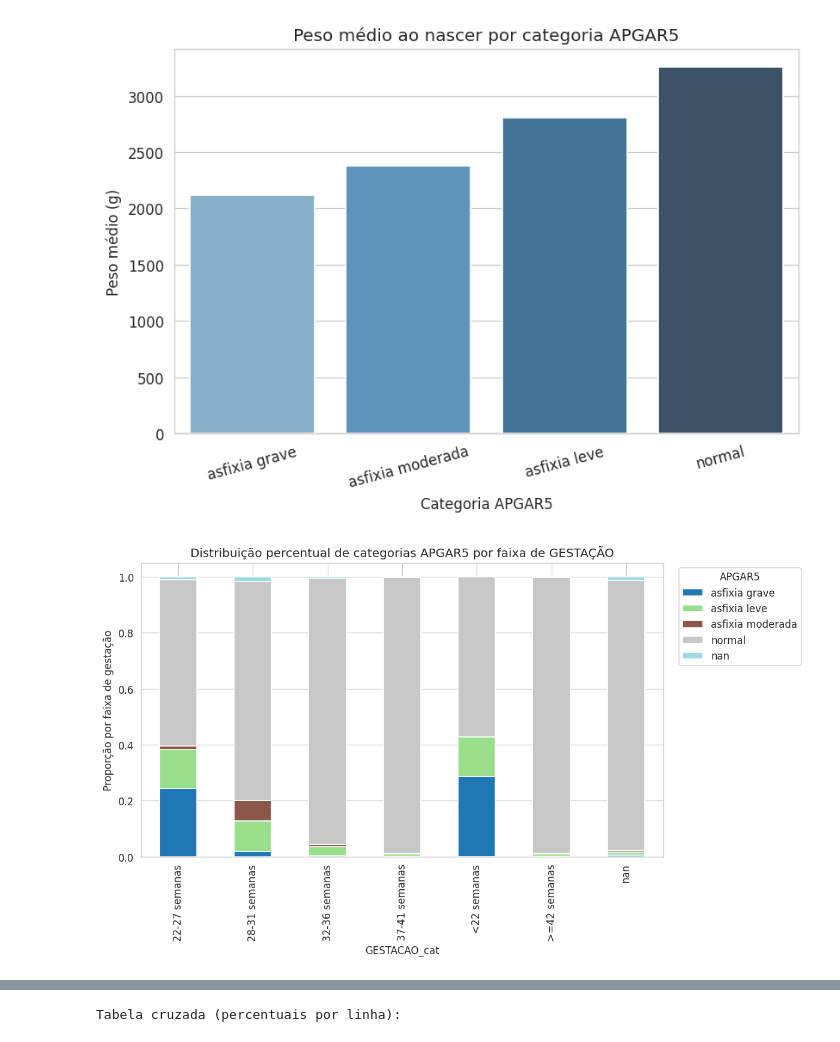
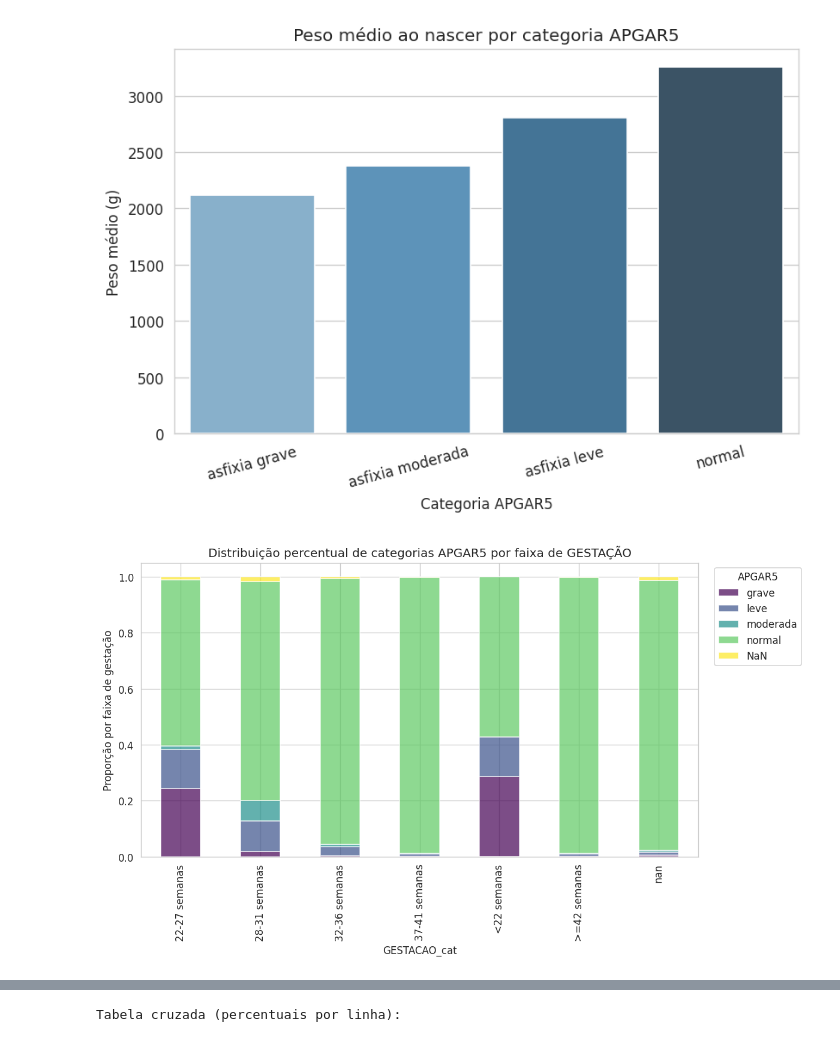
Before and after one commit to alevazcientista-dotcom/Ebac1, a Jupyter notebook: M6_Parte3.ipynb, the cells around one changed output, grey strips where cells are left out. Cells and saved outputs as stored; diff of their text form; code cells hidden in the pictures.

```diff
--- a/M6_Parte3.ipynb
+++ b/M6_Parte3.ipynb
@@ -8,7 +8,7 @@ import matplotlib.pyplot as plt
 import seaborn as sns
 from IPython.display import display
 
-sns.set_style('whitegrid')
+sns.set_style('white') # Alterado de 'whitegrid' para 'white'
 plt.rcParams['figure.dpi'] = 120
 # %% [markdown]
 **1- A base 'sinasc_RO_2019.csv' contém dados do sistema de nascidos vivos do DataSUS, cujo dicionário de dados está no arquivo 'Estrutura_SINASC_para_CD.pdf'. Carregue esse arquivo.**
@@ -516,11 +551,18 @@ plt.show()
 [figure]
 # %%
 # Plot de percentuais empilhados por GESTACAO_cat
-crosstab_pct_line.plot(kind='bar', stacked=True, figsize=(10,6), colormap='tab20')
+# Usando rótulos abreviados para a legenda
+# Order of columns in crosstab_pct_line: asfixia grave, asfixia leve, asfixia moderada, normal, NaN
+# Reconfirming column order from crosstab_pct_line.columns
+plot_columns = crosstab_pct_line.columns.tolist()
+abbreviated_labels = ['grave', 'leve', 'moderada', 'normal', 'NaN'] # Ensure this order matches plot_columns
+
+
+crosstab_pct_line[plot_columns].plot(kind='bar', stacked=True, figsize=(10,6), colormap='viridis', alpha=0.7)
 plt.ylabel('Proporção por faixa de gestação')
 plt.title('Distribuição percentual de categorias APGAR5 por faixa de GESTAÇÃO')
-plt.legend(title='APGAR5', bbox_to_anchor=(1.02,1), loc='upper left')
+plt.legend(title='APGAR5', bbox_to_anchor=(1.02,1), loc='upper left', labels=abbreviated_labels)
 plt.tight_layout()
 plt.show()
 # %% [output]
-[figure, old version]
+[figure, new version]
```
Also changed, not shown: parts of 11 cells of this notebook.
